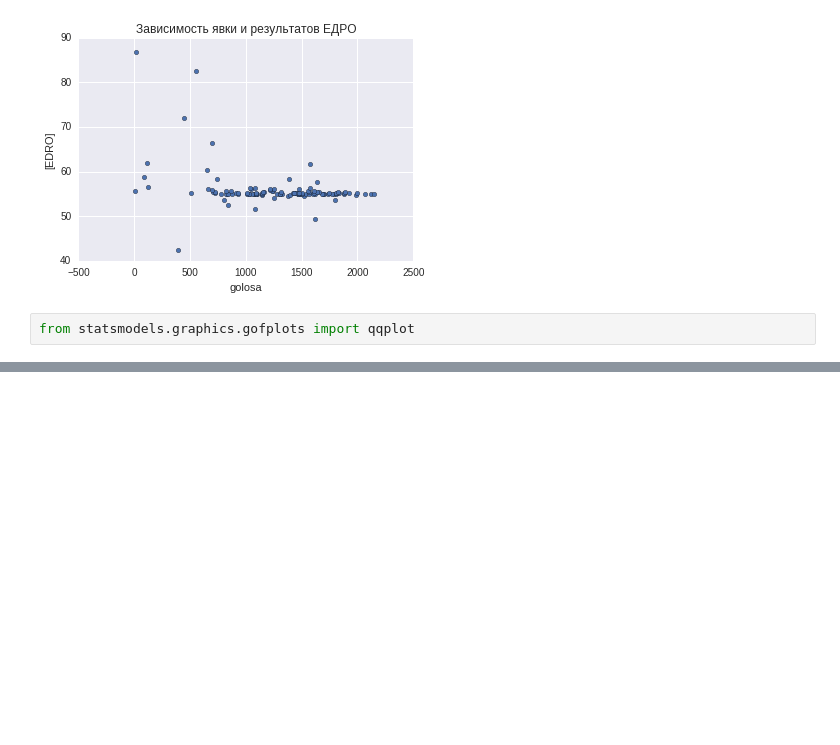
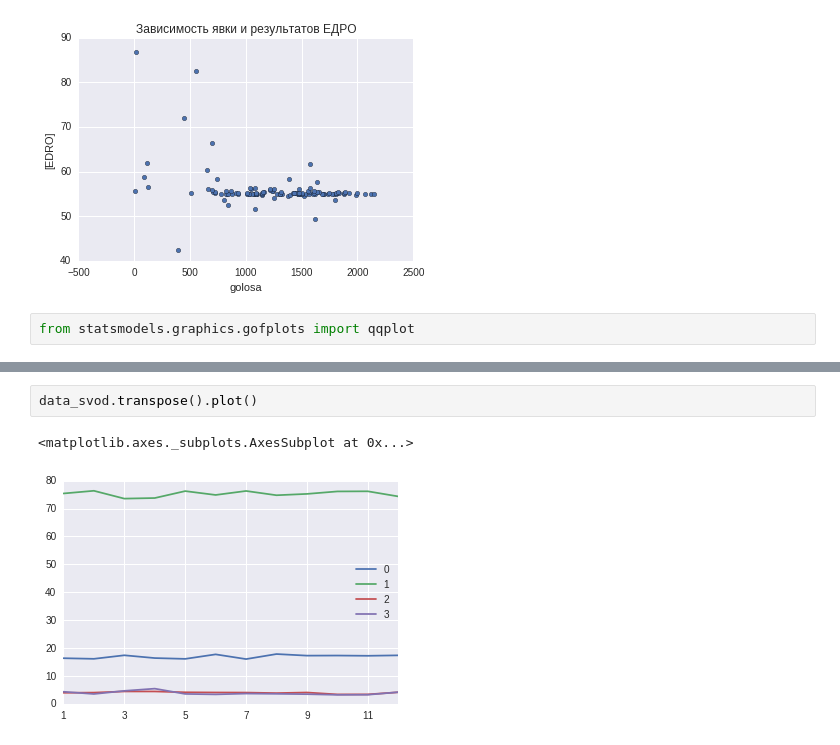
Before and after one commit to fortunto2/sterlitamak_duma2016, a Jupyter notebook: sterlitamak.ipynb, the cells around one changed output, grey strips where cells are left out. Drawn from its saved outputs; the diff is of its cells as text; blank space fills up the shorter version.

```diff
--- a/sterlitamak.ipynb
+++ b/sterlitamak.ipynb
@@ -151,0 +203,5 @@ qqplot(partii[['PROSTA']], line='q');
+# %%
+data_svod.transpose().plot()
+# %% [output]
+<matplotlib.axes._subplots.AxesSubplot at 0x...>
+[figure, added]
```
Also changed, not shown: parts of 15 cells of this notebook, 2 other files.
